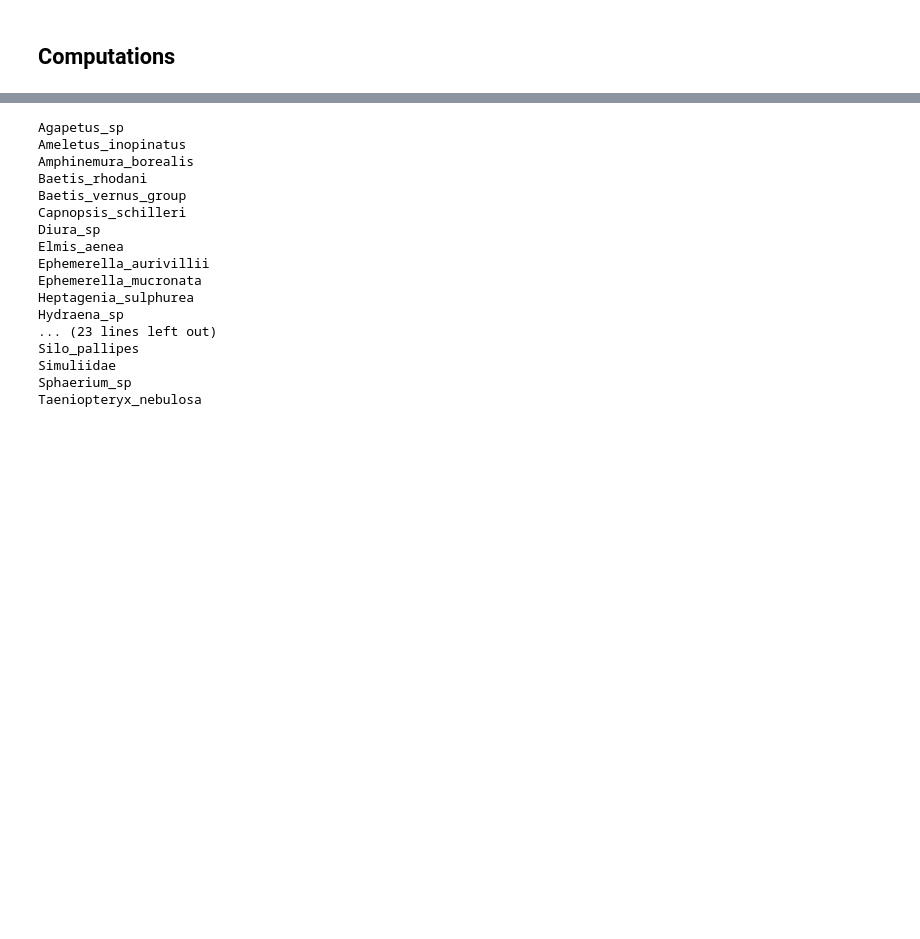
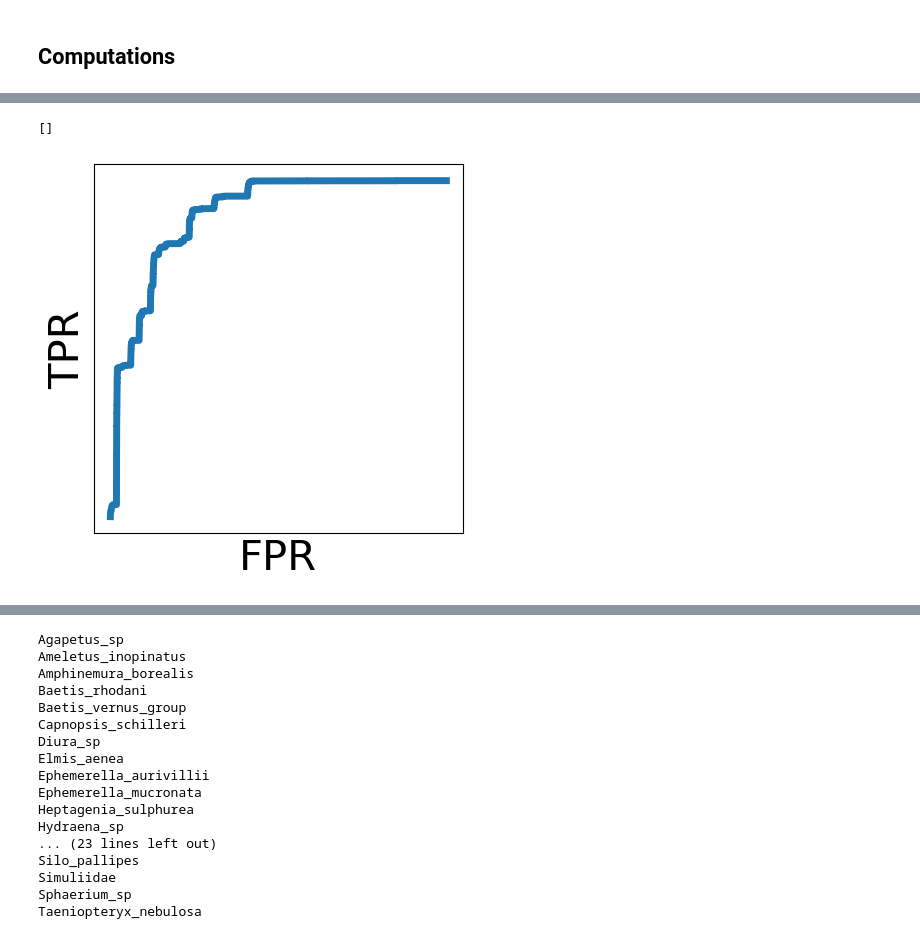
Before and after one commit to mikkoim/dnaimg-ood, a Jupyter notebook: notebooks/loo_fb2_process_all.ipynb, the cells around one changed output, grey strips where cells are left out. Cells and saved outputs as stored; diff of their text form; code cells hidden in the pictures; blank space fills up the shorter version.

```diff
--- a/notebooks/loo_fb2_process_all.ipynb
+++ b/notebooks/loo_fb2_process_all.ipynb
@@ -438,0 +300,17 @@ score_df
+# %%
+display = RocCurveDisplay.from_predictions(
+    sorted_dfs["by_dna"][dna_distance]["dna_quantile"][cnn_metric].is_outlier,
+    y_pred
+)
+ax = display.ax_
+ax.lines[0].set_linewidth(5)
+ax.set_xlabel("FPR", fontdict={"size": 30})
+ax.set_ylabel("TPR", fontdict={"size": 30})
+ax.get_legend().remove()
+ax.set(xlim=(-0.05,1.05), ylim=(-0.05,1.05))
+ax.set_aspect("equal", "box")
+ax.set_xticks([])
+ax.set_yticks([])
+# %% [output]
+[]
+[figure, added]
```
Also changed, not shown: parts of 73 cells of this notebook, 14 other files.
